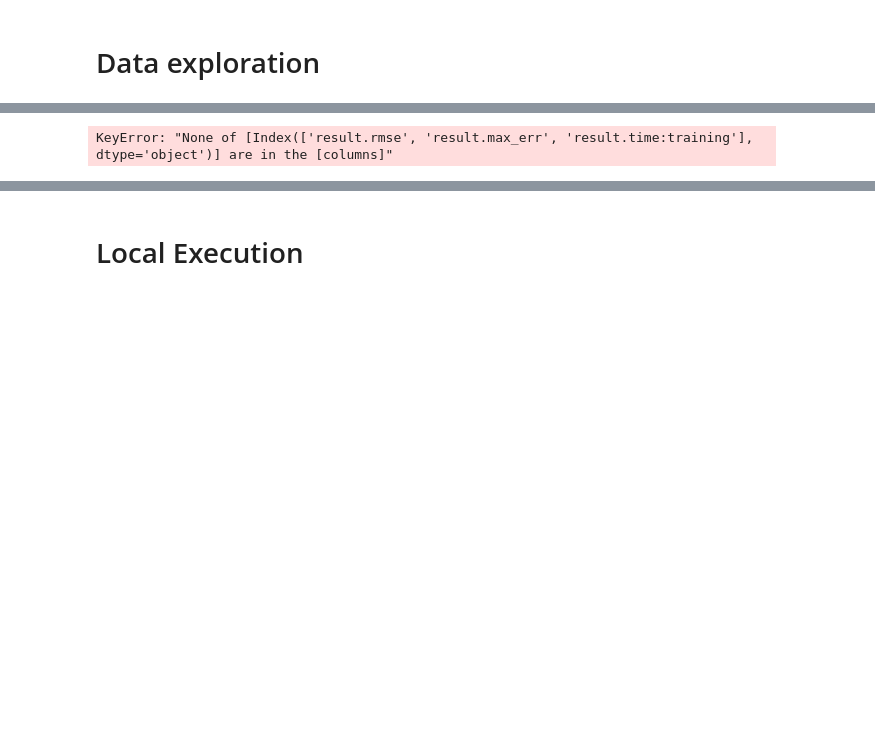
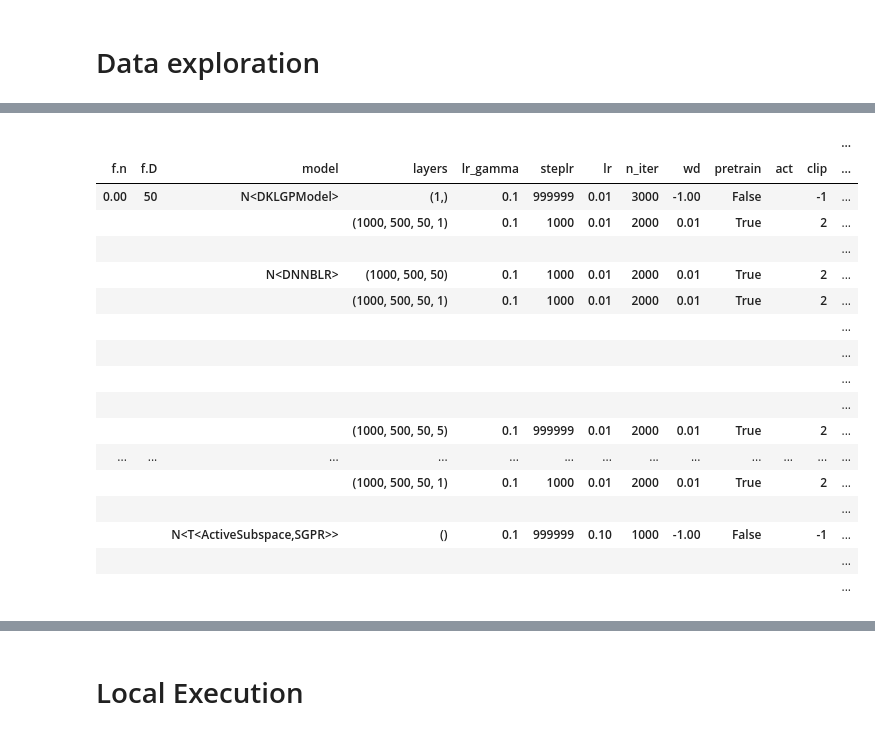
Before and after one commit to tmpethick/thesis-code, a Jupyter notebook: demo.ipynb, the cells around one changed output, grey strips where cells are left out. Saved outputs shown, nothing was run; the diff lists cells and outputs as text; code cells hidden in the pictures; blank space fills up the shorter version.

```diff
--- a/demo.ipynb
+++ b/demo.ipynb
@@ -100,34 +160,63 @@ KeyError: 'exp_hash'
 # %%
+# We can query the mongoDB.
+exps_rows_df = get_df(**{'config.tag': "final--embeddings-all"})
+
+# All experiments with the same exp_hash are aggregated.
 temp_df = aggregate_results(exps_rows_df)
 temp_df = exps_rows_df
 
-def get_lr(row):
+# We can then add columns specific for this particular collection of experiments.
+def get_model_kwargs(row):
     kwargs = row.config.model.kwargs.model.kwargs.prob_model.get('kwargs', None)
     if kwargs is None:
         kwargs = row.config.model.kwargs.model.kwargs
+    return kwargs
+
+def get_lr(row):
+    kwargs = get_model_kwargs(row)
     return kwargs.get('learning_rate', None)
 
 def get_n_iter(row):
-    kwargs = row.config.model.kwargs.model.kwargs.prob_model.get('kwargs', None)
-    if kwargs is None:
-        kwargs = row.config.model.kwargs.model.kwargs
+    kwargs = get_model_kwargs(row)
     return kwargs.get('n_iter', -1)
 
 def get_layers(row):
-    layers = row.config.model.kwargs.model.kwargs.nn_kwargs.get('layers', None)
-    if layers is None:
-        layers = row.config.model.kwargs.model.kwargs.prob_model.kwargs.nn_kwargs.get('layers', None)
-    return layers
+    kwargs = get_model_kwargs(row)
+    return kwargs.nn_kwargs.get('layers', None)
 
-temp_df['f.D'] = temp_df.apply(lambda r: r.config.obj_func.kwargs.D, axis=1)
-temp_df['n_iter'] = temp_df.apply(get_n_iter, axis=1)
-temp_df['lr'] = temp_df.apply(get_lr, axis=1)
+temp_df['f.n']      = temp_df.apply(lambda r: r.config.obj_func.kwargs.get('noise', 0), axis=1)
+temp_df['lr_gamma'] = temp_df.apply(lambda r: r.config.model.kwargs.model.kwargs.get('steplr_gamma', 0.1), axis=1)
+temp_df['steplr']   = temp_df.apply(lambda r: r.config.model.kwargs.model.kwargs.get('steplr_step_size', 999999), axis=1)
+temp_df['wd']       = temp_df.apply(lambda r: r.config.model.kwargs.model.kwargs.get('weight_decay', -1), axis=1)
+temp_df['clip']     = temp_df.apply(lambda r: r.config.model.kwargs.model.kwargs.get('grad_clip', -1), axis=1)
+temp_df['act']      = temp_df.apply(lambda r: r.config.model.kwargs.model.kwargs.nn_kwargs.get('activation', ''), axis=1)
+temp_df['f.D']      = temp_df.apply(lambda r: r.config.obj_func.kwargs.D, axis=1)
+temp_df['n_iter']   = temp_df.apply(get_n_iter, axis=1)
+temp_df['lr']       = temp_df.apply(get_lr, axis=1)
 temp_df['pretrain'] = temp_df.apply(lambda r: r.config.model.kwargs.model.kwargs.get('do_pretrain', False), axis=1)
-temp_df['layers'] = temp_df.apply(get_layers, axis=1)
-temp_df['layers'] = temp_df.apply(lambda row: tuple(row.layers) if row.layers is not None else (), axis=1)
+temp_df['layers']   = temp_df.apply(get_layers, axis=1)
+temp_df['layers']   = temp_df.apply(lambda row: tuple(row.layers) if row.layers is not None else (), axis=1)
 
-#temp_df = temp_df[temp_df['n_iter'] == 8000]
-pd.options.display.max_rows = 999
-view_df(temp_df, indexes=['f.D', 'f', 'model', 'layers', 'lr', 'n_iter', 'pretrain', 'N'], cols=['result.rmse', 'result.max_err', 'result.time:training']).sort_index()
+# We use a helper function to sort based on indexes and 'f'.
+view_df(temp_df,
+        indexes=['f.n', 'f.D', 'model', 'layers', 'lr_gamma','steplr', 'lr', 'n_iter',  'wd', 'pretrain', 'act', 'clip', 'N'],
+        cols=['result.rmse', 'result.max_err','result.mae']).sort_index()
 # %% [output]
-KeyError: "None of [Index(['result.rmse', 'result.max_err', 'result.time:training'], dtype='object')] are in the [columns]"
+|  |  |  |  |  |  |  |  |  |  |  |  | ... |
+| f.n | f.D | model | layers | lr_gamma | steplr | lr | n_iter | wd | pretrain | act | clip | ... |
+| 0.00 | 50 | N<DKLGPModel> | (1,) | 0.1 | 999999 | 0.01 | 3000 | -1.00 | False |  | -1 | ... |
+|  |  |  | (1000, 500, 50, 1) | 0.1 | 1000 | 0.01 | 2000 | 0.01 | True |  | 2 | ... |
+|  |  |  |  |  |  |  |  |  |  |  |  | ... |
+|  |  | N<DNNBLR> | (1000, 500, 50) | 0.1 | 1000 | 0.01 | 2000 | 0.01 | True |  | 2 | ... |
+|  |  |  | (1000, 500, 50, 1) | 0.1 | 1000 | 0.01 | 2000 | 0.01 | True |  | 2 | ... |
+|  |  |  |  |  |  |  |  |  |  |  |  | ... |
+|  |  |  |  |  |  |  |  |  |  |  |  | ... |
+|  |  |  |  |  |  |  |  |  |  |  |  | ... |
+|  |  |  |  |  |  |  |  |  |  |  |  | ... |
+|  |  |  | (1000, 500, 50, 5) | 0.1 | 999999 | 0.01 | 2000 | 0.01 | True |  | 2 | ... |
+| ... | ... | ... | ... | ... | ... | ... | ... | ... | ... | ... | ... | ... |
+|  |  |  | (1000, 500, 50, 1) | 0.1 | 1000 | 0.01 | 2000 | 0.01 | True |  | 2 | ... |
+|  |  |  |  |  |  |  |  |  |  |  |  | ... |
+|  |  | N<T<ActiveSubspace,SGPR>> | () | 0.1 | 999999 | 0.10 | 1000 | -1.00 | False |  | -1 | ... |
+|  |  |  |  |  |  |  |  |  |  |  |  | ... |
+|  |  |  |  |  |  |  |  |  |  |  |  | ... |
```
Also changed, not shown: parts of 14 cells of this notebook, 39 other files.
